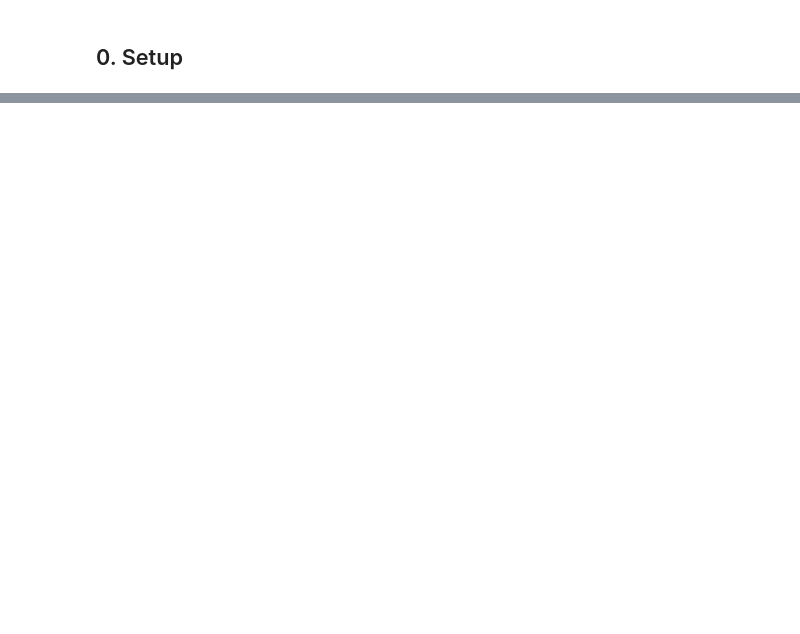
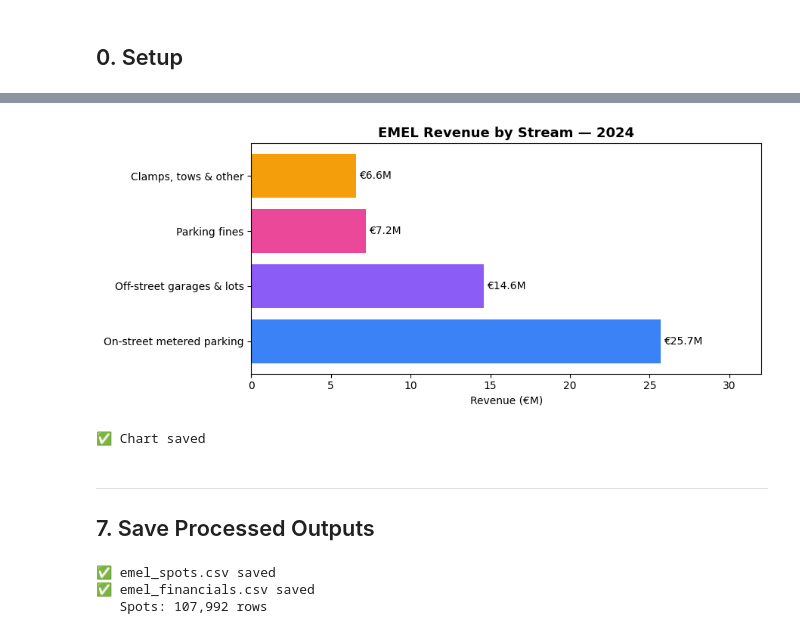
Before and after one commit to letter-b/lisbon-parking-analytics, a Jupyter notebook: ViaVerde/notebooks/01_eda.ipynb, the cells around one changed output, grey strips where cells are left out. Cells and saved outputs as stored; diff of their text form; code cells hidden in the pictures; blank space fills up the shorter version.

```diff
--- a/ViaVerde/notebooks/01_eda.ipynb
+++ b/ViaVerde/notebooks/01_eda.ipynb
@@ -228,0 +213,11 @@ print('✅ Saved emel_financials.csv')
+# %%
+emel_financials = pd.DataFrame([
+    {'year': 2024, 'stream': 'On-street metered parking', 'revenue_eur': 25_700_000, 'notes': '102,526 spots across 21 parishes'},
+    {'year': 2024, 'stream': 'Off-street garages & lots',  'revenue_eur': 14_600_000, 'notes': '36 facilities — estimated from total'},
+    {'year': 2024, 'stream': 'Parking fines',              'revenue_eur':  7_200_000, 'notes': '190,952 fines · avg €37.92 · 100% retained from 2024'},
+    {'year': 2024, 'stream': 'Clamps, tows & other',       'revenue_eur':  6_571_000, 'notes': 'Estimated remainder'},
+    {'year': 2024, 'stream': 'Total operating revenue',    'revenue_eur': 54_071_000, 'notes': 'EMEL Relatório e Contas 2024'},
+])
+emel_financials['revenue_m'] = (emel_financials['revenue_eur'] / 1_000_000).round(2)
+
+emel_financials[['stream','revenue_m','notes']]
@@ -228,0 +231,36 @@ print('✅ Saved emel_financials.csv')
+# %%
+df_2024 = emel_financials[emel_financials['stream'] != 'Total operating revenue'].copy()
+
+colors = ['#3b82f6', '#8b5cf6', '#ec4899', '#f59e0b']
+fig, ax = plt.subplots(figsize=(9, 4))
+bars = ax.barh(df_2024['stream'], df_2024['revenue_m'], color=colors)
+ax.set_xlabel('Revenue (€M)')
+ax.set_title('EMEL Revenue by Stream — 2024', fontsize=13, fontweight='bold')
+for bar in bars:
+    ax.text(bar.get_width() + 0.2, bar.get_y() + bar.get_height()/2,
+            f'€{bar.get_width():.1f}M', va='center', fontsize=10)
+ax.set_xlim(0, 32)
+plt.tight_layout()
+plt.savefig(PROCESSED_DIR + 'emel_revenue_breakdown.png', dpi=150)
+plt.show()
+print('✅ Chart saved')
+# %% [output]
+[figure, added]
+✅ Chart saved
+# %% [markdown]
+---
+## 7. Save Processed Outputs
+# %%
+# Save spots as CSV (without geometry) for SQL import
+gdf_wgs.drop(columns='geometry').to_csv(PROCESSED_DIR + 'emel_spots.csv', index=False)
+
+# Save financials
+emel_financials.to_csv(PROCESSED_DIR + 'emel_financials.csv', index=False)
+
+print('✅ emel_spots.csv saved')
+print('✅ emel_financials.csv saved')
+print(f'   Spots: {len(gdf_wgs):,} rows')
+# %% [output]
+✅ emel_spots.csv saved
+✅ emel_financials.csv saved
+   Spots: 107,992 rows
```
Also changed, not shown: parts of 37 cells of this notebook, 5 other files.
